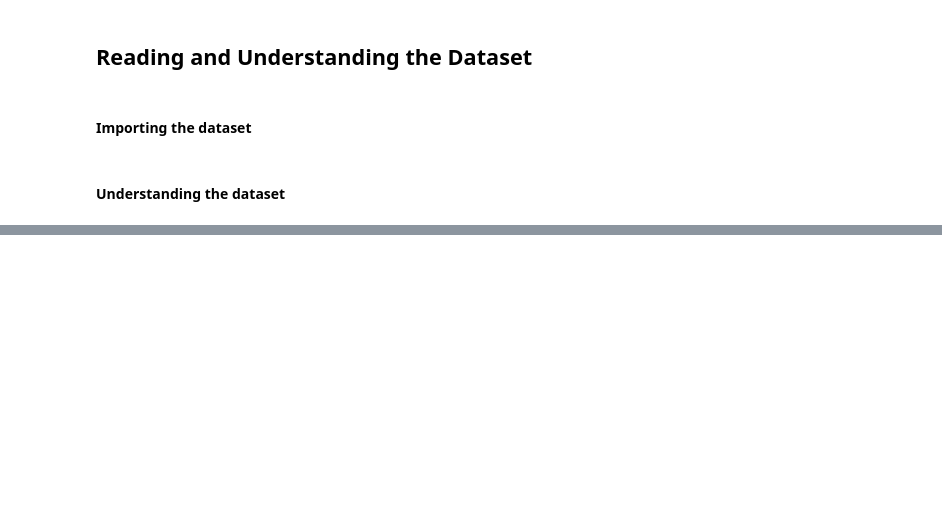
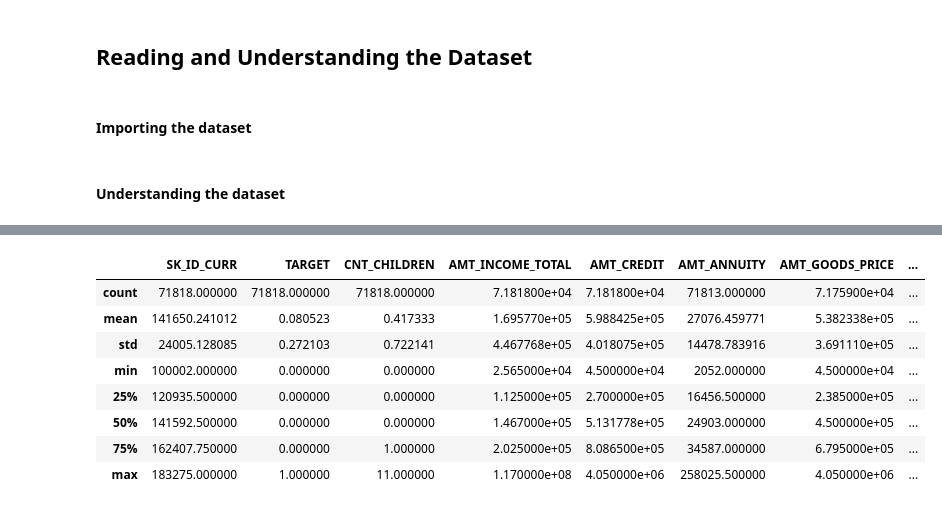
Before and after one commit to chandankumar3it/bank-loan-eda-analysis, a Jupyter notebook: Bank_Loan_Case_Study_EDA.ipynb, the cells around one changed output, grey strips where cells are left out. Drawn from its saved outputs; the diff is of its cells as text; code cells hidden in the pictures; blank space fills up the shorter version.

```diff
--- a/Bank_Loan_Case_Study_EDA.ipynb
+++ b/Bank_Loan_Case_Study_EDA.ipynb
@@ -18,8 +18,8 @@ warnings.filterwarnings("ignore")
 # %%
 #notebook setting to display all the rowns and columns to have better clearity on the data.
 
-pd.set_option('display.max_rows', 500)
-pd.set_option('display.max_columns', 500)
+pd.set_option('display.max_rows', None)
+pd.set_option('display.max_columns', None)
 pd.set_option('display.width', 1000)
 pd.set_option('display.expand_frame_repr', False)
 # %% [markdown]
@@ -45,0 +73,13 @@ appData_df.info("all")
+# %%
+# Checking the numeric variables of the dataframes
+appData_df.describe()
+# %% [output]
+|  | SK_ID_CURR | TARGET | CNT_CHILDREN | AMT_INCOME_TOTAL | AMT_CREDIT | AMT_ANNUITY | AMT_GOODS_PRICE | ... |
+| count | 71818.000000 | 71818.000000 | 71818.000000 | 7.181800e+04 | 7.181800e+04 | 71813.000000 | 7.175900e+04 | ... |
+| mean | 141650.241012 | 0.080523 | 0.417333 | 1.695770e+05 | 5.988425e+05 | 27076.459771 | 5.382338e+05 | ... |
+| std | 24005.128085 | 0.272103 | 0.722141 | 4.467768e+05 | 4.018075e+05 | 14478.783916 | 3.691110e+05 | ... |
+| min | 100002.000000 | 0.000000 | 0.000000 | 2.565000e+04 | 4.500000e+04 | 2052.000000 | 4.500000e+04 | ... |
+| 25% | 120935.500000 | 0.000000 | 0.000000 | 1.125000e+05 | 2.700000e+05 | 16456.500000 | 2.385000e+05 | ... |
+| 50% | 141592.500000 | 0.000000 | 0.000000 | 1.467000e+05 | 5.131778e+05 | 24903.000000 | 4.500000e+05 | ... |
+| 75% | 162407.750000 | 0.000000 | 1.000000 | 2.025000e+05 | 8.086500e+05 | 34587.000000 | 6.795000e+05 | ... |
+| max | 183275.000000 | 1.000000 | 11.000000 | 1.170000e+08 | 4.050000e+06 | 258025.500000 | 4.050000e+06 | ... |
```
Also changed, not shown: parts of 3 cells of this notebook.
